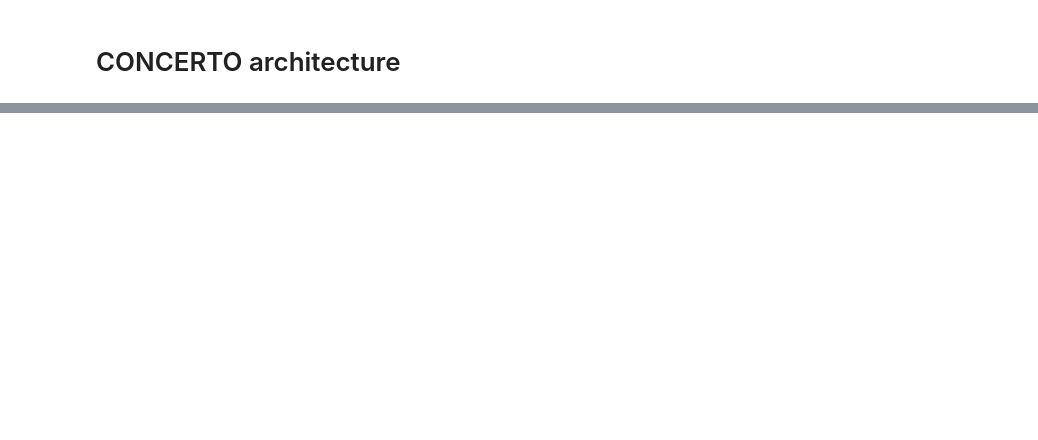
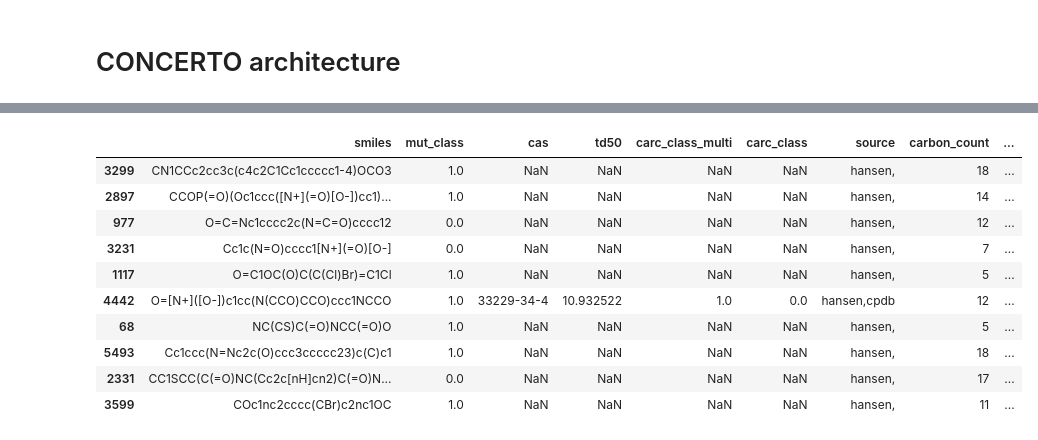
Before and after one commit to davidkubanek/Thesis, a Jupyter notebook: concerto.ipynb, the cells around one changed output, grey strips where cells are left out. Drawn from its saved outputs; the diff is of its cells as text; code cells hidden in the pictures; blank space fills up the shorter version.

```diff
--- a/concerto.ipynb
+++ b/concerto.ipynb
@@ -106,0 +269,14 @@ def training_loop(model, args, mut_loss_criterion, carc_loss_criterion, train_lo
+# %%
+def load_data(args):
+    data, held_out_test_data = get_datasets(args)
+    train, val, test = split_data(data)
+    # data features from data
+    data_feats = data.get_data_feats()
+    collate_fn = data.get_collate_fn()
+
+    train_loader = construct_data_loader(train, args, collate_fn)
+    val_loader = construct_data_loader(val, args, collate_fn)
+    test_loader = construct_data_loader(test, args, collate_fn)
+    held_out_test_data_loader = construct_data_loader(held_out_test_data, args, collate_fn)
+
+    return train_loader, val_loader, test_loader, held_out_test_data_loader, data_feats
@@ -106,0 +504,3 @@ def training_loop(model, args, mut_loss_criterion, carc_loss_criterion, train_lo
+# %%
+dataset = DatasetClass()
+dataset.load_data()
@@ -106,0 +525,15 @@ def training_loop(model, args, mut_loss_criterion, carc_loss_criterion, train_lo
+# %%
+# give random draw of data
+dataset.df.sample(10)
+# %% [output]
+|  | smiles | mut_class | cas | td50 | carc_class_multi | carc_class | source | carbon_count | ... |
+| 3299 | CN1CCc2cc3c(c4c2C1Cc1ccccc1-4)OCO3 | 1.0 | NaN | NaN | NaN | NaN | hansen, | 18 | ... |
+| 2897 | CCOP(=O)(Oc1ccc([N+](=O)[O-])cc1)... | 1.0 | NaN | NaN | NaN | NaN | hansen, | 14 | ... |
+| 977 | O=C=Nc1cccc2c(N=C=O)cccc12 | 0.0 | NaN | NaN | NaN | NaN | hansen, | 12 | ... |
+| 3231 | Cc1c(N=O)cccc1[N+](=O)[O-] | 0.0 | NaN | NaN | NaN | NaN | hansen, | 7 | ... |
+| 1117 | O=C1OC(O)C(C(Cl)Br)=C1Cl | 1.0 | NaN | NaN | NaN | NaN | hansen, | 5 | ... |
+| 4442 | O=[N+]([O-])c1cc(N(CCO)CCO)ccc1NCCO | 1.0 | 33229-34-4 | 10.932522 | 1.0 | 0.0 | hansen,cpdb | 12 | ... |
+| 68 | NC(CS)C(=O)NCC(=O)O | 1.0 | NaN | NaN | NaN | NaN | hansen, | 5 | ... |
+| 5493 | Cc1ccc(N=Nc2c(O)ccc3ccccc23)c(C)c1 | 1.0 | NaN | NaN | NaN | NaN | hansen, | 18 | ... |
+| 2331 | CC1SCC(C(=O)NC(Cc2c[nH]cn2)C(=O)N... | 0.0 | NaN | NaN | NaN | NaN | hansen, | 17 | ... |
+| 3599 | COc1nc2cccc(CBr)c2nc1OC | 1.0 | NaN | NaN | NaN | NaN | hansen, | 11 | ... |
```
Also changed, not shown: parts of 7 cells of this notebook, 1 other file.
